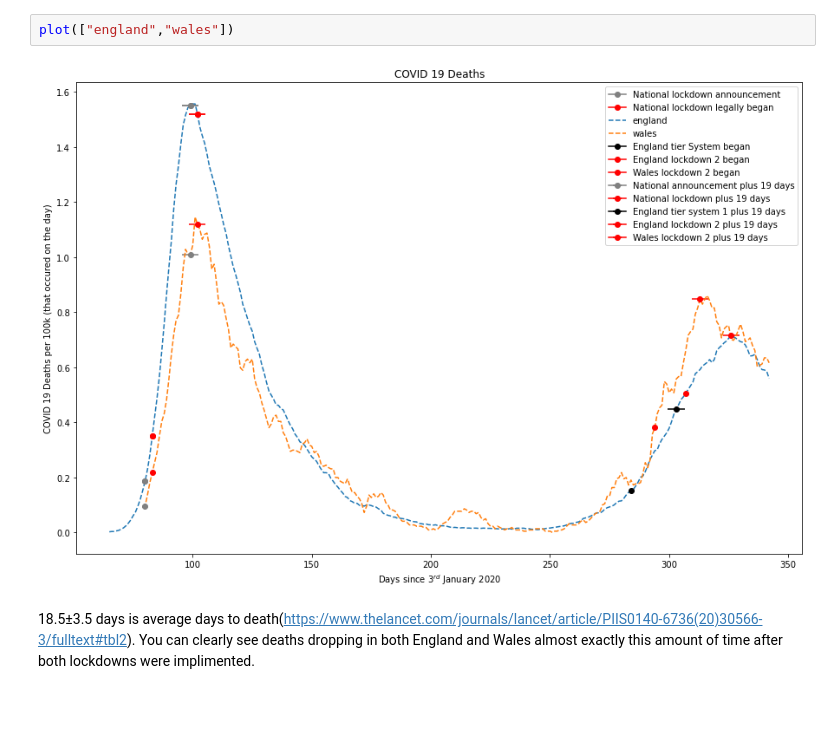
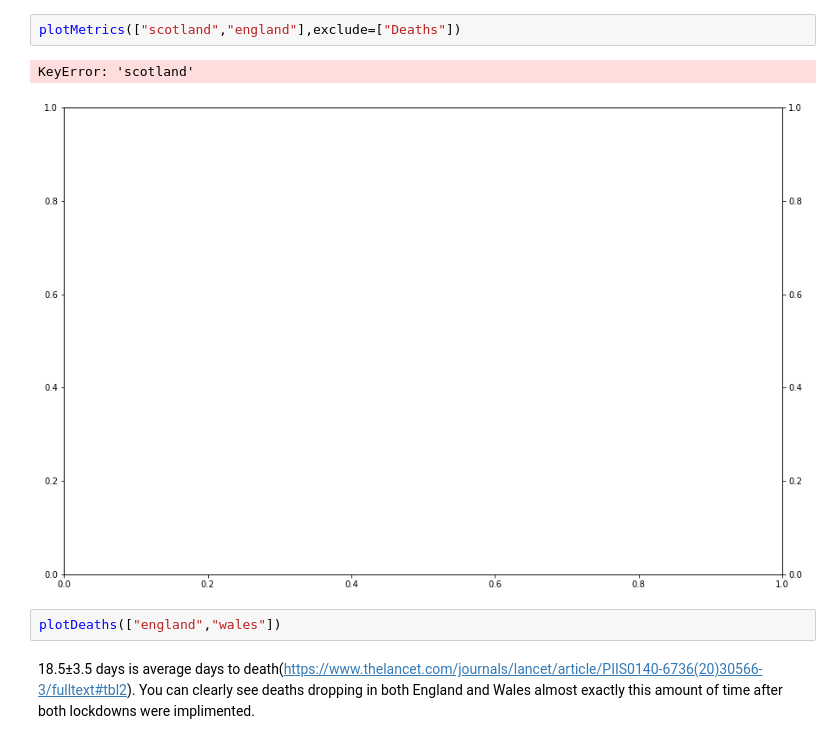
Before and after one commit to jagoosw/COVID-19-Trajectory, a Jupyter notebook: UK_Gov_Data_by_nation.ipynb, the cells around one changed output. Drawn from its saved outputs; the diff is of its cells as text; blank space fills up the shorter version.

```diff
--- a/UK_Gov_Data_by_nation.ipynb
+++ b/UK_Gov_Data_by_nation.ipynb
@@ -68,7 +99,10 @@ def plot(include):
+# %%
+plotMetrics(["scotland","england"],exclude=["Deaths"])
+# %% [output]
+KeyError: 'scotland'
+[figure, added]
 # %%
-plot(["england","wales"])
+plotDeaths(["england","wales"])
-# %% [output]
-[figure, removed]
 # %% [markdown]
 18.5±3.5 days is average days to death(https://www.thelancet.com/journals/lancet/article/PIIS0140-6736(20)30566-3/fulltext#tbl2). You can clearly see deaths dropping in both England and Wales almost exactly this amount of time after both lockdowns were implimented.
 # %%
```
Also changed, not shown: parts of 9 cells of this notebook, 6 other files.
